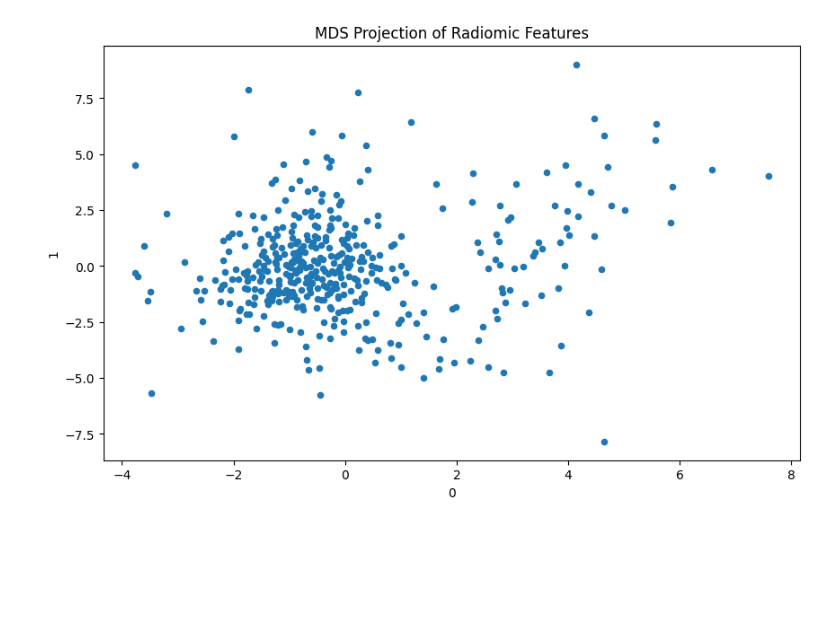
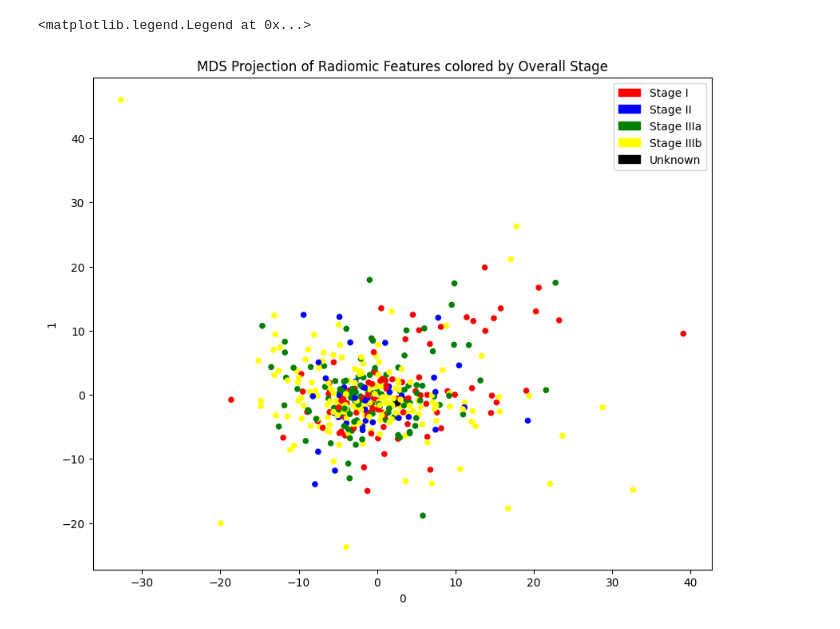
Before and after one commit to aaronma300604/tfg-CTDataAnalysis, a Jupyter notebook: MDS.ipynb, the cells around one changed output. Saved outputs shown, nothing was run; the diff lists cells and outputs as text; code cells hidden in the pictures; blank space fills up the shorter version.

Commit message:
Added color classification to MDS

```diff
--- a/MDS.ipynb
+++ b/MDS.ipynb
@@ -16 +22,11 @@ df.head(5)
 5 rows × 108 columns
+# %%
+#StandardScaler scaled to z values
+
+df = pd.read_csv('csv/radiomicas_combinadas.csv')
+df["Patient"] = df["Patient"].str.replace('"','',regex=False)
+
+df_scaled = df.copy()
+df_scaled.iloc[:, 1:] = StandardScaler().fit_transform(df_scaled.iloc[:, 1:])
+df = df_scaled
+df.head(5)
@@ -16,0 +41,3 @@ df.head(5)
+# %%
+df2 = pd.read_csv('csv/NSCLC-Radiomics-Lung1.clinical-version3-Oct-2019.csv')
+df2.head(5)
@@ -21,3 +57,6 @@ df.shape
 # %%
 embedding =MDS(n_components=2, random_state=42)
+ids = df["Patient"]
 reducted_data = pd.DataFrame(embedding.fit_transform(df.drop(columns=['Patient'])))
+reducted_data["Patient"] = ids
+reducted_data.head(5)
@@ -24,4 +70,24 @@ reducted_data = pd.DataFrame(embedding.fit_transform(df.drop(columns=['Patient']
 # %%
-plot = reducted_data.plot(kind='scatter', x=0, y=1, figsize=(10, 6), title='MDS Projection of Radiomic Features')
+def get_color_by_overall_stage(patient_id):
+    switcher = {
+        'I': 'red',
+        'II': 'blue',
+        'IIIa': 'green',
+        'IIIb': 'yellow'
+    }
+    return switcher.get(df2[df2['PatientID'] == patient_id]['Overall.Stage'].values[0], 'black')
+
+colors = df["Patient"].map(get_color_by_overall_stage)
+
+handles = [mpatches.Patch(color='red', label='Stage I'),
+           mpatches.Patch(color='blue', label='Stage II'),
+           mpatches.Patch(color='green', label='Stage IIIa'),
+           mpatches.Patch(color='yellow', label='Stage IIIb'),
+           mpatches.Patch(color='black', label='Unknown')]
+
+plot = reducted_data.plot(kind='scatter', x=0, y=1, figsize=(10, 8), title='MDS Projection of Radiomic Features colored by Overall Stage', color=colors)
+
+plot.legend(handles=handles)
 # %% [output]
+<matplotlib.legend.Legend at 0x...>
-[figure, old version]
+[figure, new version]
```
Also changed, not shown: parts of 14 cells of this notebook, 1 other file.
